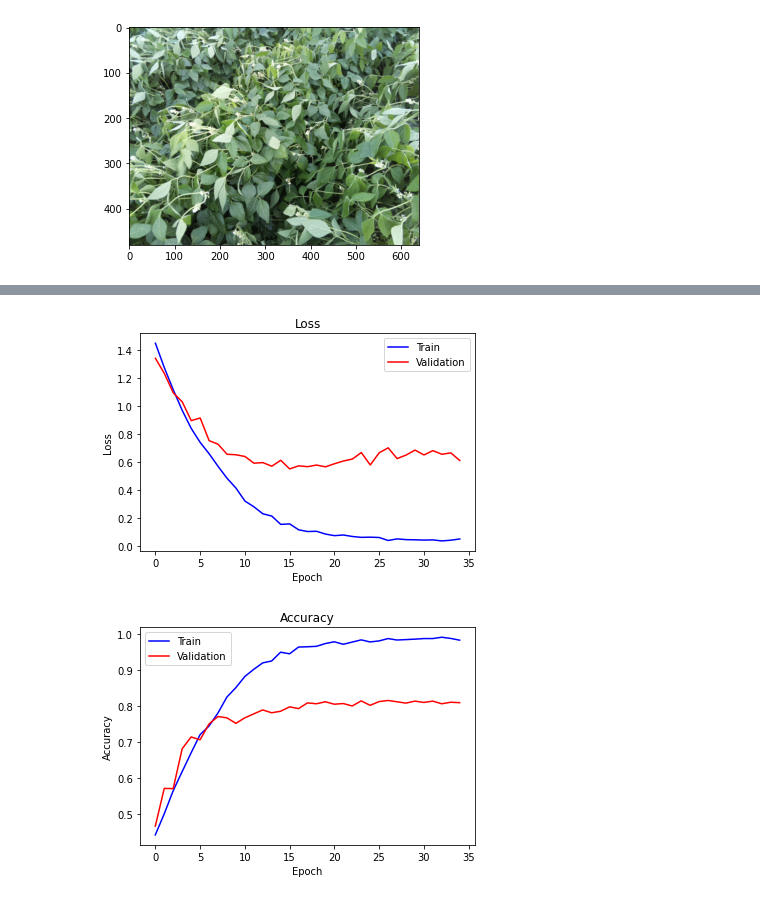
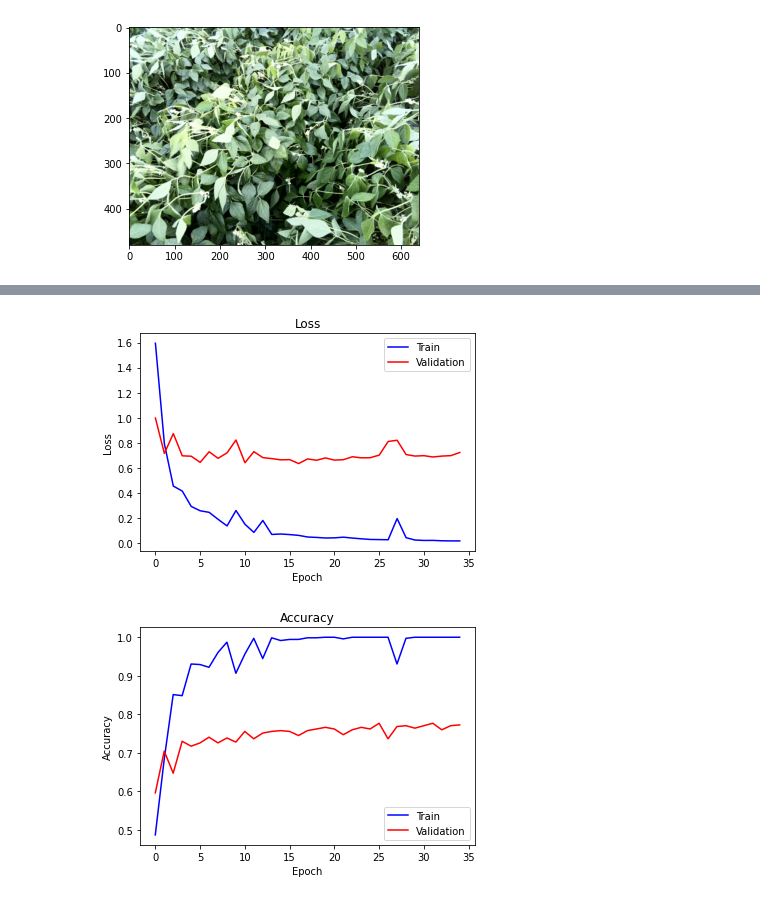
Before and after one commit to danmenloz/LeafWilting, a Jupyter notebook: DanielCNN.ipynb, the cells around one changed output, grey strips where cells are left out. Drawn from its saved outputs; the diff is of its cells as text; code cells hidden in the pictures.

```diff
--- a/DanielCNN.ipynb
+++ b/DanielCNN.ipynb
@@ -250,14 +260,18 @@ Class 4: 364
 # %%
 # Randomnize dataset
-dataset_list = list(zip(images, labels))
-np.random.shuffle(dataset_list)
-images, labels = zip(*dataset_list)
+np.random.shuffle(dataset) # shuffle dataset
+# extract images and labels from dataset
+images = [ d['image'] for d in dataset ]
+labels = [ d['annotation'] for d in dataset ]
+
+# convert to np arrays
 images = np.asarray(images)
 labels = np.asarray(labels)
 # %%
 # Reducing Images
-size = 80
-#resized_images = reduce_image(images, size)
-resized_images = images
-print(resized_images.shape)
-print(pre_test.shape)
+size = 224
+resized_images = reduce_image(images, size)
+# resized_images = images # no resizing for now
+# resized_images = images
+# print(resized_images.shape)
+# print(pre_test.shape)
@@ -415,0 +391,3 @@ print(grid_result.best_params_)
+# %%
+# Train the model
+history = model.fit(trainX, trainY, epochs=35, validation_data=(validX, validY), verbose=1)
@@ -416,42 +412,25 @@ print(grid_result.best_params_)
 # %%
 def plot_history(history):
       # plot loss
     plt.title('Loss')
     plt.plot(history.history['loss'], color='blue', label='train')
     plt.plot(history.history['val_loss'], color='red', label='test')
     plt.ylabel('Loss')
     plt.xlabel('Epoch')
     plt.legend(['Train', 'Validation'])
     plt.show()
 
     # plot accuracy
     plt.title('Accuracy')
     plt.plot(history.history['categorical_accuracy'], color='blue', label='train')
     plt.plot(history.history['val_categorical_accuracy'], color='red', label='test')
     plt.ylabel('Accuracy')
     plt.xlabel('Epoch')
     plt.legend(['Train', 'Validation'])
     plt.show()
 
-# def plot_accuracy(history_tuple, lgd=[]):
-#   plt.title('Training Accuracy')
-#   for history in history_tuple:
-#     plt.plot(history.history['accuracy'])
-#   plt.ylabel('Accuracy')
-#   plt.xlabel('Epoch')
-#   plt.legend(lgd)
-#   plt.show()
-
-#   plt.title('Validation Accuracy')
-#   for history in history_tuple:
-#     plt.plot(history.history['val_accuracy'])
-#   plt.ylabel('Accuracy')
-#   plt.xlabel('Epoch')
-#   plt.legend(lgd)
-#   plt.show()
-
 # Plotting results of training
-plot_history(adam_dropout_history)
+plot_history(history)
 # %% [output]
-[figure, old version]
+[figure, new version]
-[figure, old version]
+[figure, new version]
```
Also changed, not shown: parts of 26 cells of this notebook.
